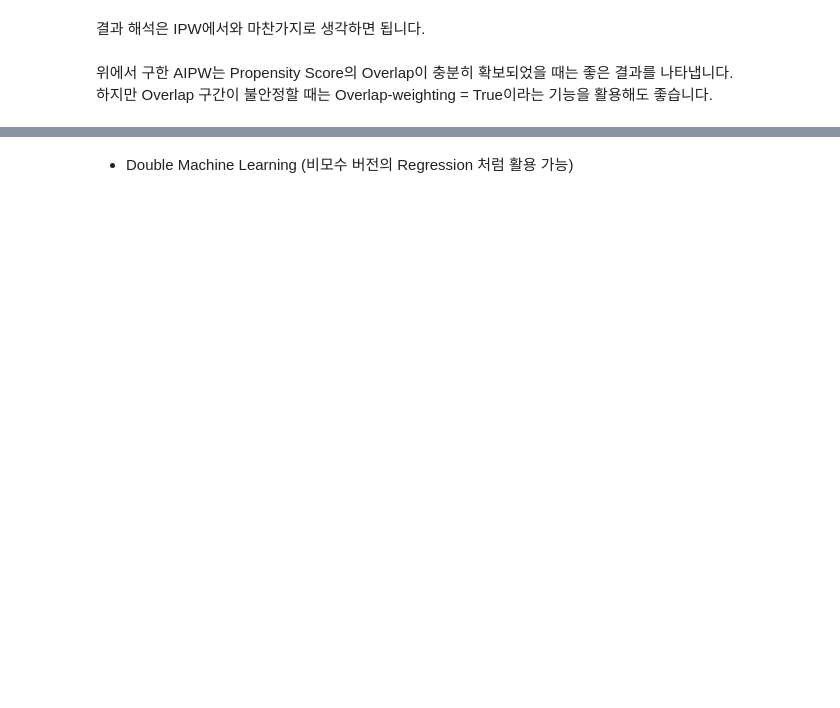
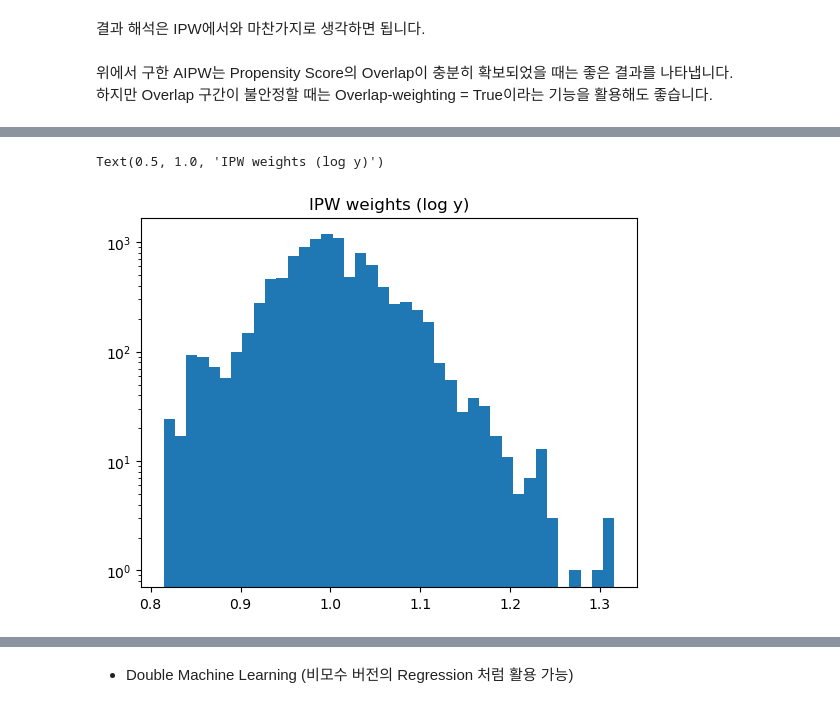
Before and after one commit to MinSeok1o28/awesome-causal-inference-python, a Jupyter notebook: book/ate/propensity_score_and_dml.ipynb, the cells around one changed output, grey strips where cells are left out. Saved outputs shown, nothing was run; the diff lists cells and outputs as text; code cells hidden in the pictures; blank space fills up the shorter version.

```diff
--- a/book/ate/propensity_score_and_dml.ipynb
+++ b/book/ate/propensity_score_and_dml.ipynb
@@ -104,9 +116,8 @@ from causallib.estimation.doubly_robust import AIPW
 from causallib.estimation.standardization import Standardization
 from sklearn.linear_model import LogisticRegression, LinearRegression, Ridge
 # %%
-data = pd.read_csv("./data/learning_mindset.csv")
-y = data["achievement_score"]
-a = data["intervention"]
+Y = data["achievement_score"]
+T = data["intervention"]
 X = pd.get_dummies(
     data[["school_mindset","school_achievement","school_ethnic_minority",
           "school_poverty","school_size","ethnicity","gender","school_urbanicity"]],
@@ -128,5 +139,5 @@ PS Score를 구할 때 max_iter을 충분히 큰 숫자(1000)으로 설정해
 위에서 구한 PS score과 IPW를 활용하여 AIPW를 구합니다. (Vanilla)
 # %%
 dr = AIPW(outcome_model=outcome_model, weight_model=weight_model, overlap_weighting=False)
-dr.fit(X, a, y)
+dr.fit(X, T, Y)
 # %% [output]
@@ -154,5 +165,5 @@ ATE (DR, vanilla): 0.45041234661005924
 dr_overlap = AIPW(outcome_model=outcome_model,
                   weight_model=weight_model,
                   overlap_weighting=True)
-dr_overlap.fit(X, a, y)
+dr_overlap.fit(X, T, Y)
 # %% [output]
@@ -217,0 +231,5 @@ df1.head()
+# %%
+plt.figure(); plt.hist(w, bins=40); plt.yscale('log'); plt.title('IPW weights (log y)')
+# %% [output]
+Text(0.5, 1.0, 'IPW weights (log y)')
+[figure, added]
```
Also changed, not shown: parts of 36 cells of this notebook, 1 other file.
